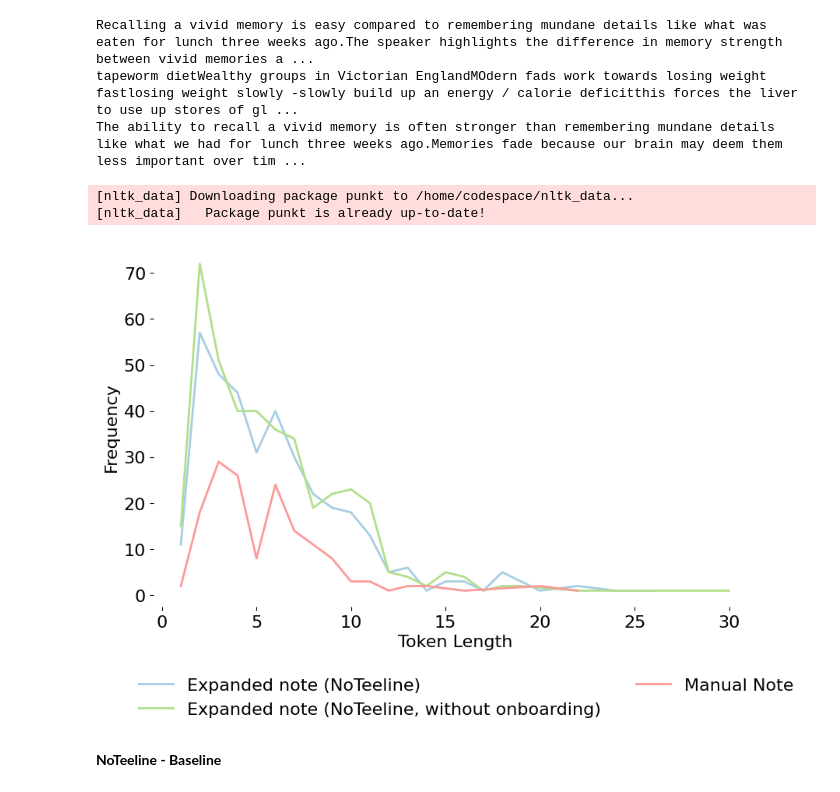
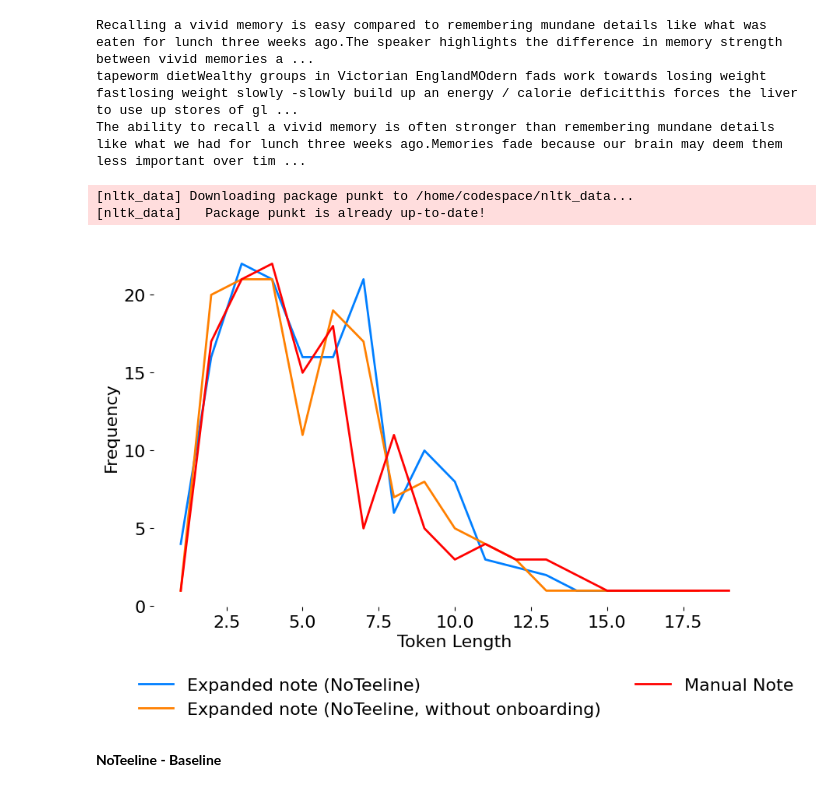
Before and after one commit to Abdus-Samee/NoTeeline, a Jupyter notebook: DataAnalysis/charts.ipynb, the cells around one changed output. Cells and saved outputs as stored; diff of their text form; code cells hidden in the pictures.

Commit message:
New stylometric figure

```diff
--- a/DataAnalysis/charts.ipynb
+++ b/DataAnalysis/charts.ipynb
@@ -1345,8 +1345,8 @@ def call_gpt(points):
         res = client.chat.completions.create(
             messages=[{'role': 'system', 'content': prompt_string}, {'role': 'user', 'content': prompt}],
             model="gpt-4-1106-preview",
-            seed=1,
-            temperature=0.5
+            seed=0,
+            temperature=0.3
         )
 
         if res.choices[0].message.content is not None:
@@ -1359,7 +1359,7 @@ e_point = [ {'point': np['point'], 'transcript': np['transcript']} for np in vd[
 # res = [None] * 12
 # for i in range(0, 12):
 #     res[i] = call_gpt(e_points[i])
-res = call_gpt(e_points[2])
+res = call_gpt(e_points[10])
 # res = call_gpt(e_point)
 # %% [output]
 calling expansion from Expand the provided keypoint into a one sentence note.
@@ -1402,7 +1404,7 @@ with open('./UserLog/Expansions/user3_1106model.txt', 'w') as file:
     file.write(notee)
 # %%
-author = 8
-with open(f'./UserLog/Expansions/user_{author+1}.txt', 'r') as f:
+author = 10
+with open(f'./UserLog/Expansions/user{author+1}_1106model.txt', 'r') as f:
     notee = f.read()
 # %%
 plt.rc('font', size=16)  # Set the font size to 24 or any desired size for better visibility
@@ -1456,7 +1458,7 @@ federalist_by_author_length_distributions[author] = nltk.FreqDist(token_lengths)
 token_lengths = [len(token) for token in tokens]
 freq_dist = nltk.FreqDist(token_lengths)
 lengths, frequencies = zip(*sorted(freq_dist.items()))
-plt.plot(lengths, frequencies, label='Expanded note (NoTeeline)', color=chosen_cmap(0), lw=2)
+plt.plot(lengths, frequencies, label='Expanded note (NoTeeline)', color='#007fff', lw=2)
 
 #----------------without onboarding----------------
 
@@ -1467,36 +1469,36 @@ token_lengths = [len(token) for token in federalist_by_author_tokens_special[aut
 federalist_by_author_length_distributions_special[author] = nltk.FreqDist(token_lengths)
 token_lengths = [len(token) for token in tokens]
 freq_dist = nltk.FreqDist(token_lengths)
 lengths, frequencies = zip(*sorted(freq_dist.items()))
-plt.plot(lengths, frequencies, label='Expanded note (NoTeeline, without onboarding)', color=chosen_cmap(2), lw=2)
+plt.plot(lengths, frequencies, label='Expanded note (NoTeeline, without onboarding)', color='#ff8000', lw=2)
 
 
 # ------------Baseline--------------
 
 tokens = nltk.word_tokenize(manual_note[author])
 tokens = ([token for token in tokens if any(c.isalpha() for c in token)])
 
 federalist_by_author_tokens_baseline[author] = tokens
 # Get a distribution of token lengths
 token_lengths = [len(token) for token in federalist_by_author_tokens_baseline[author]]
 federalist_by_author_length_distributions_baseline[author] = nltk.FreqDist(token_lengths)
 
 token_lengths = [len(token) for token in tokens]
 freq_dist = nltk.FreqDist(token_lengths)
 lengths, frequencies = zip(*sorted(freq_dist.items()))
-plt.plot(lengths, frequencies, label='Manual Note', color=chosen_cmap(4), lw=2)
+plt.plot(lengths, frequencies, label='Manual Note', color='#ff0100', lw=2)
 label_ = author + 1
 # plt.title(f'Token Length Distribution by Author {label_}')
 plt.xlabel('Token Length')
 plt.ylabel('Frequency')
 plt.box(False)
 plt.legend(loc="lower left", bbox_to_anchor=(-0.05, -0.35), ncol=2, frameon=False)
 plt.savefig('mcurve_p7.pdf', bbox_inches="tight")
 plt.show()
 # %% [output]
 [nltk_data] Downloading package punkt to /home/codespace/nltk_data...
 [nltk_data]   Package punkt is already up-to-date!
-[figure, old version]
+[figure, new version]
 # %%
 author = 10
 
```
Also changed, not shown: parts of 3 cells of this notebook.
